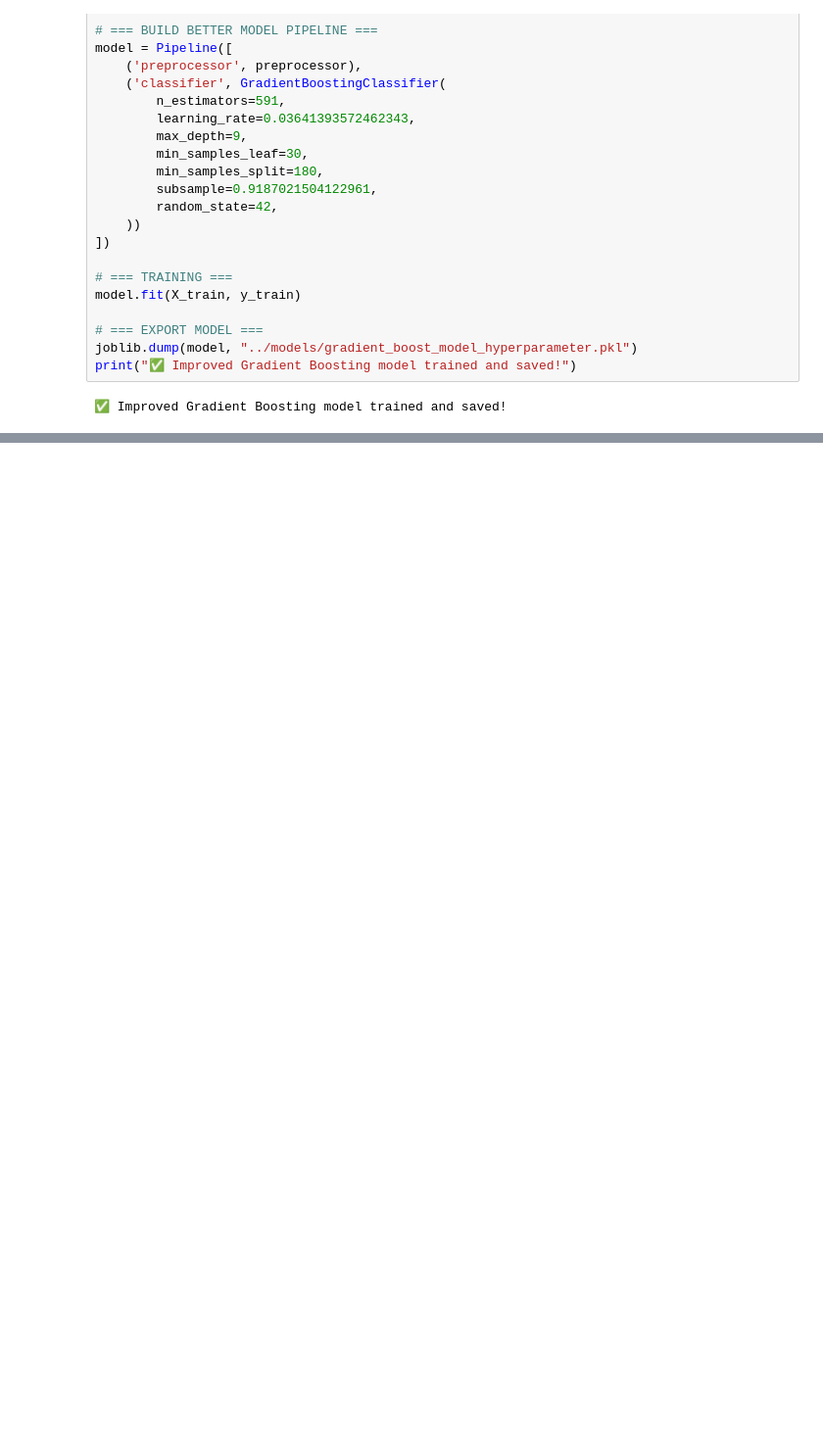
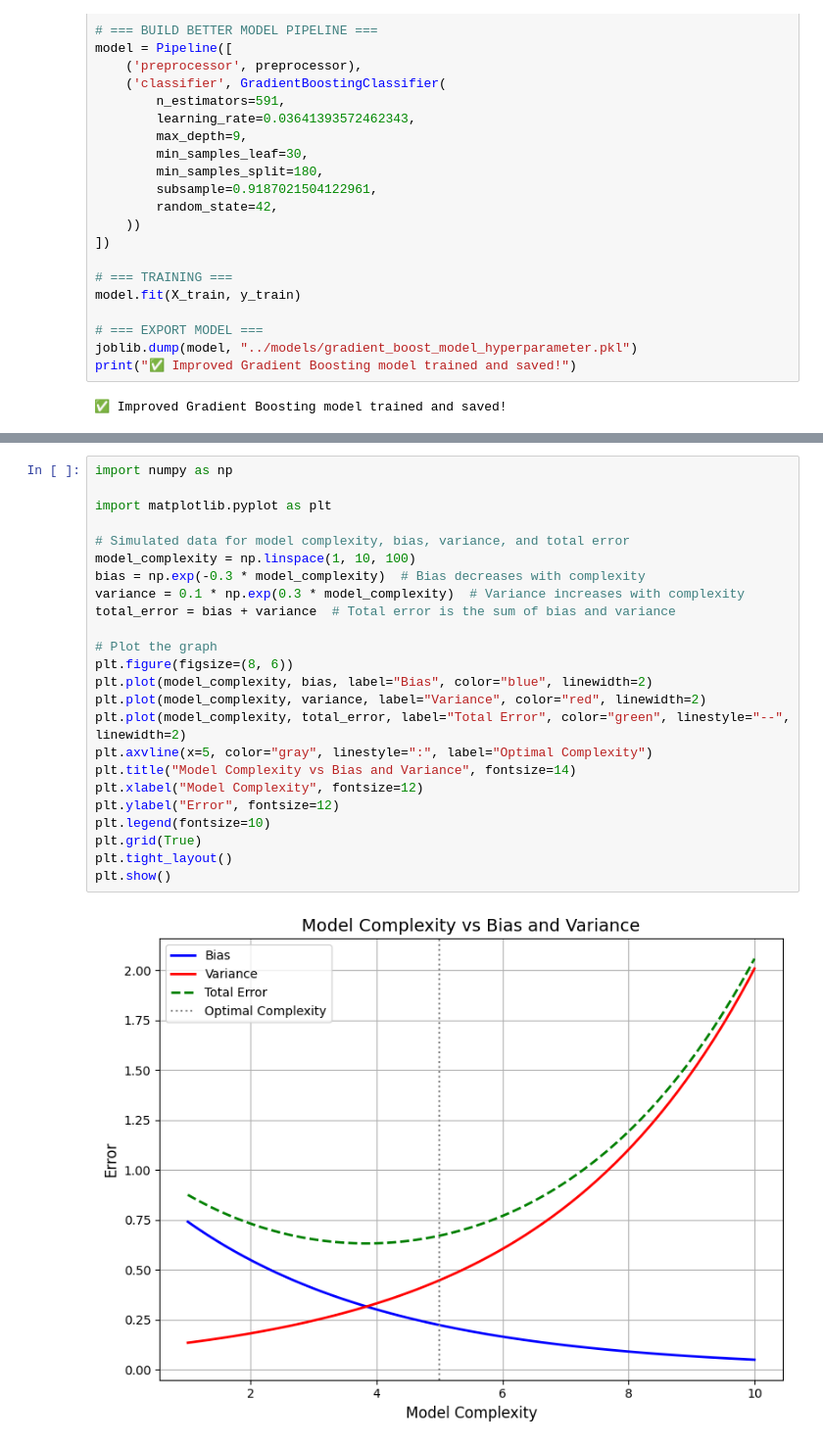
Before and after one commit to Laernos/Insurance_Renewal_Prediction, a Jupyter notebook: model_codes/gradient_boost_model_hyperparameter.ipynb, the cells around one changed output, grey strips where cells are left out. Shown at 98% size. Cells and saved outputs as stored; diff of their text form; blank space fills up the shorter version.

Commit message:
Add files via upload
minor changes, added graphs

```diff
--- a/model_codes/gradient_boost_model_hyperparameter.ipynb
+++ b/model_codes/gradient_boost_model_hyperparameter.ipynb
@@ -108,3 +108,29 @@ Classification Report:
    macro avg       0.91      0.78      0.83     21111
 weighted avg       0.90      0.90      0.89     21111
 [figure]
+# %%
+import numpy as np
+
+import matplotlib.pyplot as plt
+
+# Simulated data for model complexity, bias, variance, and total error
+model_complexity = np.linspace(1, 10, 100)
+bias = np.exp(-0.3 * model_complexity)  # Bias decreases with complexity
+variance = 0.1 * np.exp(0.3 * model_complexity)  # Variance increases with complexity
+total_error = bias + variance  # Total error is the sum of bias and variance
+
+# Plot the graph
+plt.figure(figsize=(8, 6))
+plt.plot(model_complexity, bias, label="Bias", color="blue", linewidth=2)
+plt.plot(model_complexity, variance, label="Variance", color="red", linewidth=2)
+plt.plot(model_complexity, total_error, label="Total Error", color="green", linestyle="--", linewidth=2)
+plt.axvline(x=5, color="gray", linestyle=":", label="Optimal Complexity")
+plt.title("Model Complexity vs Bias and Variance", fontsize=14)
+plt.xlabel("Model Complexity", fontsize=12)
+plt.ylabel("Error", fontsize=12)
+plt.legend(fontsize=10)
+plt.grid(True)
+plt.tight_layout()
+plt.show()
+# %% [output]
+[figure, added]
```
Also changed, not shown: parts of 5 cells of this notebook, 3 other files.
